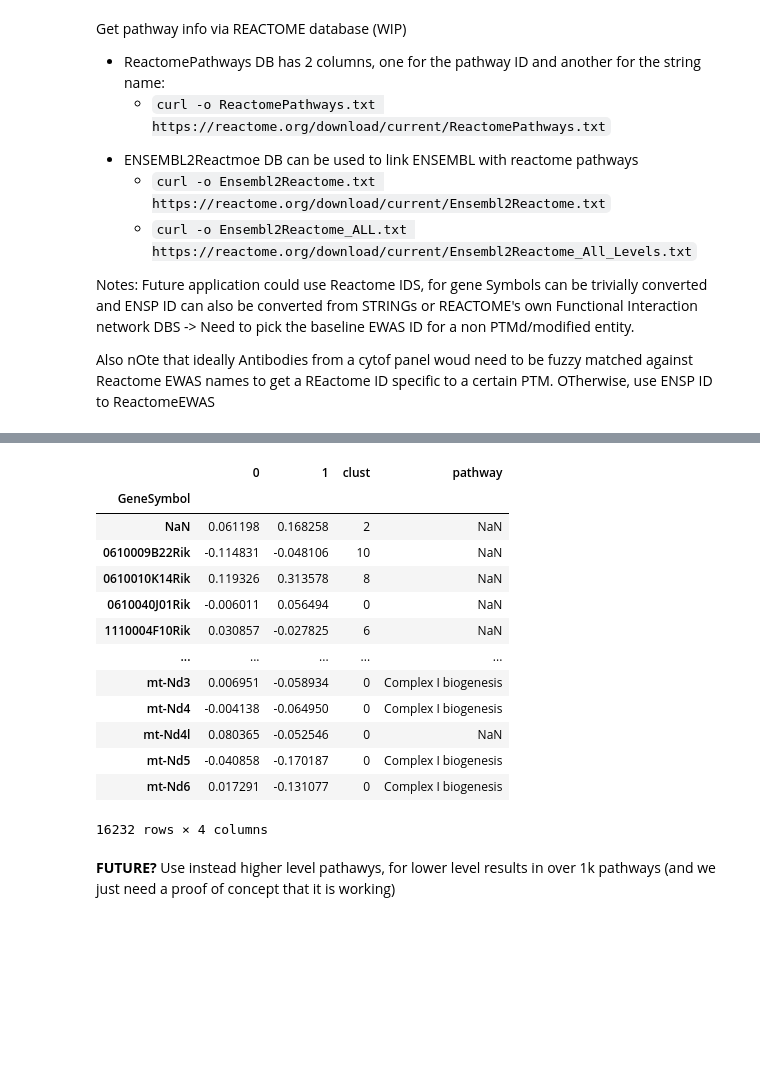
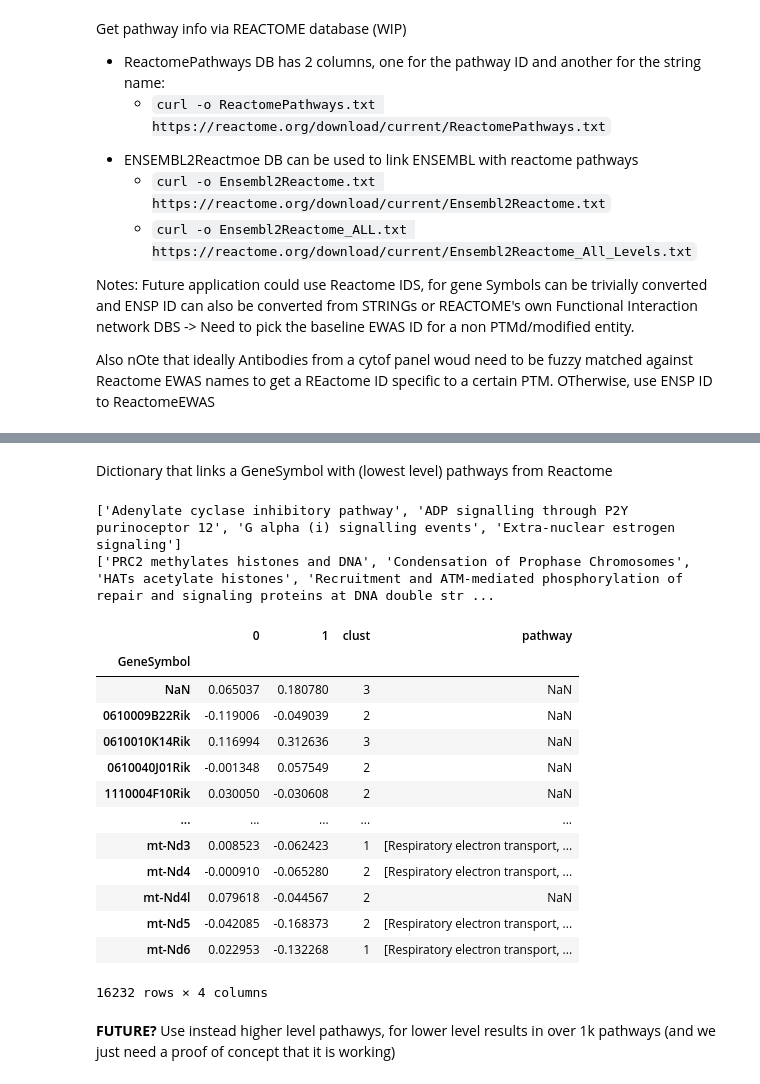
Before and after one commit to FerranC96/sKG4cellCommns, a Jupyter notebook: one.ipynb, the cells around one changed output, grey strips where cells are left out. Drawn from its saved outputs; the diff is of its cells as text; code cells hidden in the pictures; blank space fills up the shorter version.

```diff
--- a/one.ipynb
+++ b/one.ipynb
@@ -686,9 +706,6 @@ RDdataframe
 ## Clustering
 # %%
 print("Number of pathways in CellChatDB: ", len(pd.read_csv("dINT.tsv", sep="\t")["pathway"].unique()))
-n_clusters = 12
-clusters = KMeans(n_clusters=n_clusters, random_state=42).fit_predict(testdf)
-clusters
 # %% [output]
 Number of pathways in CellChatDB:  230
 array([ 2, 10,  8, ...,  0,  0,  0], dtype=int32)
@@ -695,3 +849,5 @@ array([ 2, 10,  8, ...,  0,  0,  0], dtype=int32)
 # %%
+clusters = KMeans(n_clusters=4, random_state=12).fit_predict(dKGE_50)
 #Append cluster column to RD dataframe.
-RDdataframe.insert(len(RDdataframe.columns), "clust", clusters)
+dKGE_RedDim.insert(len(dKGE_RedDim.columns), "clust", clusters)
+dKGE_RedDim
@@ -783,23 +950,38 @@ dENSMUSpathwayR = dENSMUSpathwayR.set_index(0
-# %%
-RDdataframe.index.map(dENSMUSpathwayR)
-
-RDdataframe["pathway"] = RDdataframe.index.map(dENSMUSpathwayR)
-RDdataframe
-# %% [output]
-|  | 0 | 1 | clust | pathway |
-| GeneSymbol |  |  |  |  |
-| NaN | 0.061198 | 0.168258 | 2 | NaN |
-| 0610009B22Rik | -0.114831 | -0.048106 | 10 | NaN |
-| 0610010K14Rik | 0.119326 | 0.313578 | 8 | NaN |
-| 0610040J01Rik | -0.006011 | 0.056494 | 0 | NaN |
-| 1110004F10Rik | 0.030857 | -0.027825 | 6 | NaN |
-| ... | ... | ... | ... | ... |
-| mt-Nd3 | 0.006951 | -0.058934 | 0 | Complex I biogenesis |
-| mt-Nd4 | -0.004138 | -0.064950 | 0 | Complex I biogenesis |
-| mt-Nd4l | 0.080365 | -0.052546 | 0 | NaN |
-| mt-Nd5 | -0.040858 | -0.170187 | 0 | Complex I biogenesis |
-| mt-Nd6 | 0.017291 | -0.131077 | 0 | Complex I biogenesis |
-16232 rows × 4 columns
+# %% [markdown]
+Dictionary that links a GeneSymbol with (lowest level) pathways from Reactome
+# %%
+dPathwayDict = {}
+
+for i in dENSMUSpathwayR.iterrows():
+    gene = i[1][0]
+    pathway = i[1][3]
+    if gene not in dPathwayDict.keys():
+        dPathwayDict[gene] = []
+    dPathwayDict[gene].append(pathway)
+
+print(dPathwayDict["Gnai3"])
+print(dPathwayDict[gene])
+# %% [output]
+['Adenylate cyclase inhibitory pathway', 'ADP signalling through P2Y purinoceptor 12', 'G alpha (i) signalling events', 'Extra-nuclear estrogen signaling']
+['PRC2 methylates histones and DNA', 'Condensation of Prophase Chromosomes', 'HATs acetylate histones', 'Recruitment and ATM-mediated phosphorylation of repair and signaling proteins at DNA double str ...
+# %%
+dKGE_RedDim["pathway"] = dKGE_RedDim.index.map(dPathwayDict)
+dKGE_RedDim
+# %% [output]
+|  | 0 | 1 | clust | pathway |
+| GeneSymbol |  |  |  |  |
+| NaN | 0.065037 | 0.180780 | 3 | NaN |
+| 0610009B22Rik | -0.119006 | -0.049039 | 2 | NaN |
+| 0610010K14Rik | 0.116994 | 0.312636 | 3 | NaN |
+| 0610040J01Rik | -0.001348 | 0.057549 | 2 | NaN |
+| 1110004F10Rik | 0.030050 | -0.030608 | 2 | NaN |
+| ... | ... | ... | ... | ... |
+| mt-Nd3 | 0.008523 | -0.062423 | 1 | [Respiratory electron transport, ... |
+| mt-Nd4 | -0.000910 | -0.065280 | 2 | [Respiratory electron transport, ... |
+| mt-Nd4l | 0.079618 | -0.044567 | 2 | NaN |
+| mt-Nd5 | -0.042085 | -0.168373 | 2 | [Respiratory electron transport, ... |
+| mt-Nd6 | 0.022953 | -0.132268 | 1 | [Respiratory electron transport, ... |
+16232 rows × 4 columns
 # %% [markdown]
 **FUTURE?**
 Use instead higher level pathawys, for lower level results in over 1k pathways (and we just need a proof of concept that it is working)
```
Also changed, not shown: parts of 26 cells of this notebook, 1 other file.
